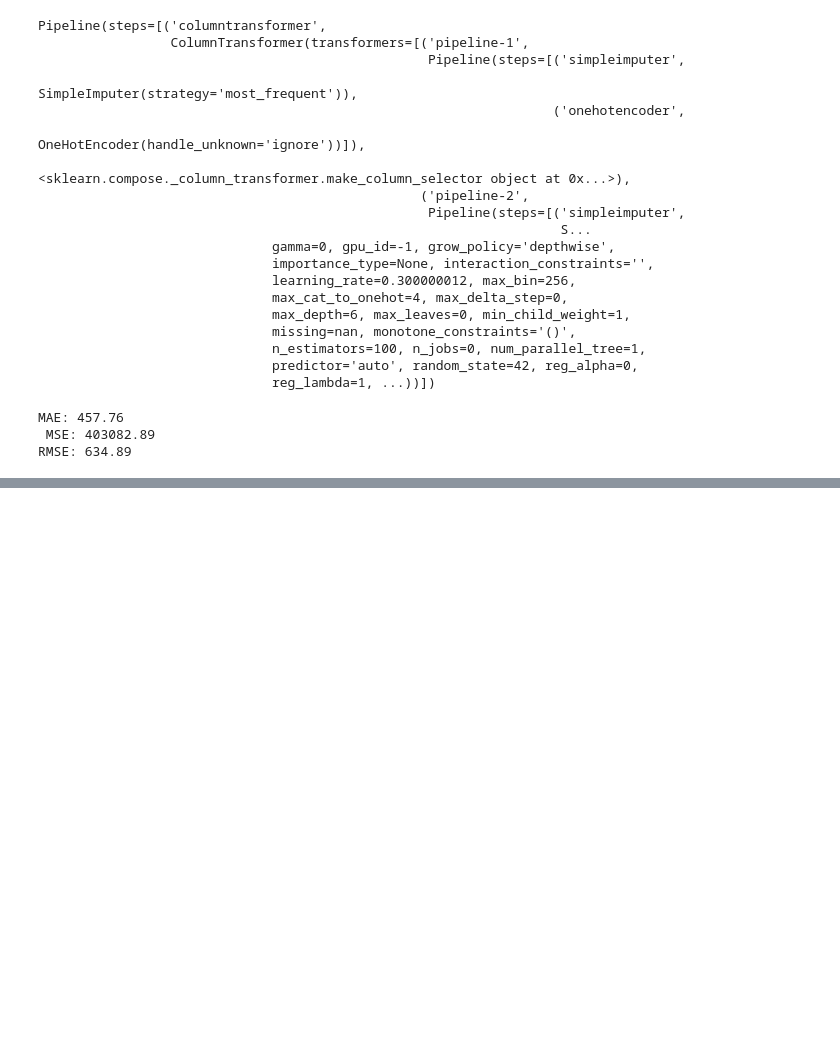
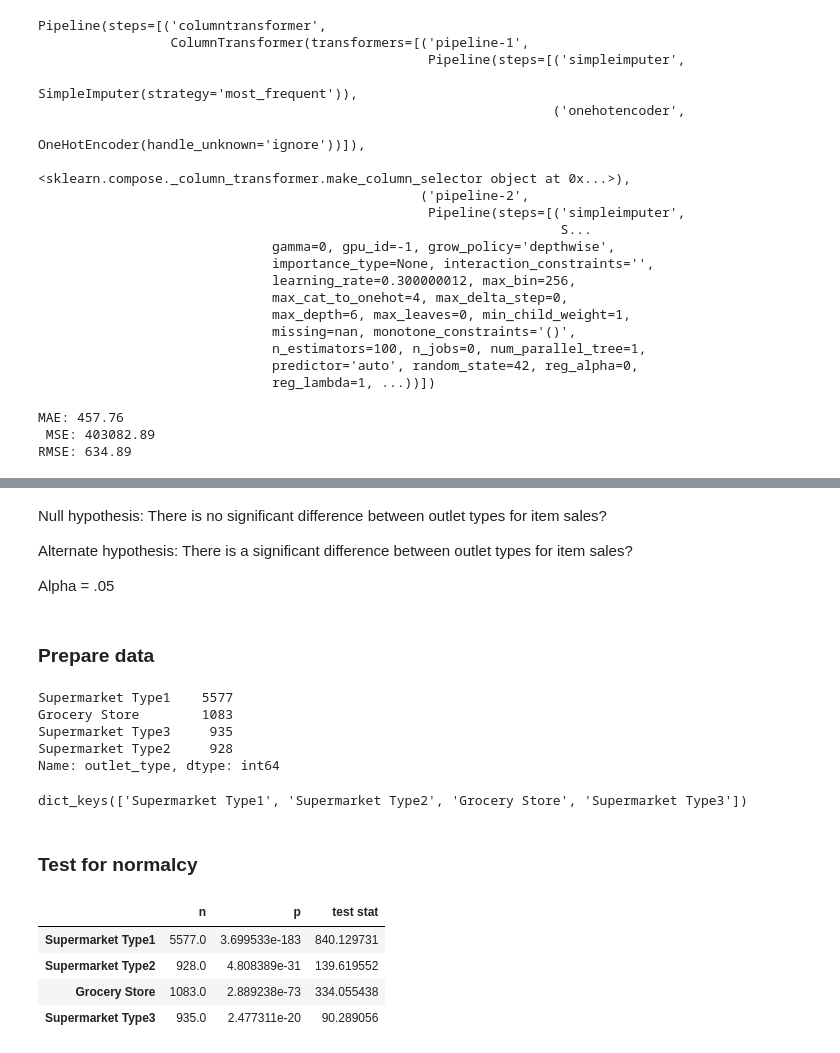
Before and after one commit to CameronBannick/Sales_Predictions, a Jupyter notebook: Sales_Prediction.ipynb, the cells around one changed output, grey strips where cells are left out. Cells and saved outputs as stored; diff of their text form; code cells hidden in the pictures; blank space fills up the shorter version.

Commit message:
12/24
Completed EDA, predictive modeling, and began hypothesis testing

```diff
--- a/Sales_Prediction.ipynb
+++ b/Sales_Prediction.ipynb
@@ -1034,0 +1156,49 @@ for feature, importance in zip(X.columns, feature_importance):
+# %% [markdown]
+Null hypothesis: There is no significant difference between outlet types for item sales?
+
+Alternate hypothesis: There is a significant difference between outlet types for item sales?
+
+Alpha = .05
+# %% [markdown]
+### Prepare data
+# %%
+#call value counts on outlet_types
+df['outlet_type'].value_counts()
+# %% [output]
+Supermarket Type1    5577
+Grocery Store        1083
+Supermarket Type3     935
+Supermarket Type2     928
+Name: outlet_type, dtype: int64
+# %%
+#call empty dictionary to store values
+outlets = {}
+#call for loop to group data by outlet type
+for i in df['outlet_type'].unique():
+    data = df.loc[df['outlet_type']== i, 'item_outlet_sales'].copy() #filter data to outlet_type and sales
+    outlets[i] = data
+#call dictionary
+outlets.keys()
+# %% [output]
+dict_keys(['Supermarket Type1', 'Supermarket Type2', 'Grocery Store', 'Supermarket Type3'])
+# %% [markdown]
+### Test for normalcy
+# %%
+#call empty dictionary to store scores
+norm_results = {}
+#call for loop to loop through outlets dictionary
+for i, data in outlets.items():
+    stat, p = stats.normaltest(data)
+    norm_results[i] = {'n': len(data),
+                      'p': p,
+                      'test stat': stat}
+#save results to dataframe
+scores_df = pd.DataFrame(norm_results).T
+#inspect dataframe
+scores_df.head()
+# %% [output]
+|  | n | p | test stat |
+| Supermarket Type1 | 5577.0 | 3.699533e-183 | 840.129731 |
+| Supermarket Type2 | 928.0 | 4.808389e-31 | 139.619552 |
+| Grocery Store | 1083.0 | 2.889238e-73 | 334.055438 |
+| Supermarket Type3 | 935.0 | 2.477311e-20 | 90.289056 |
```
Also changed, not shown: parts of 31 cells of this notebook.
